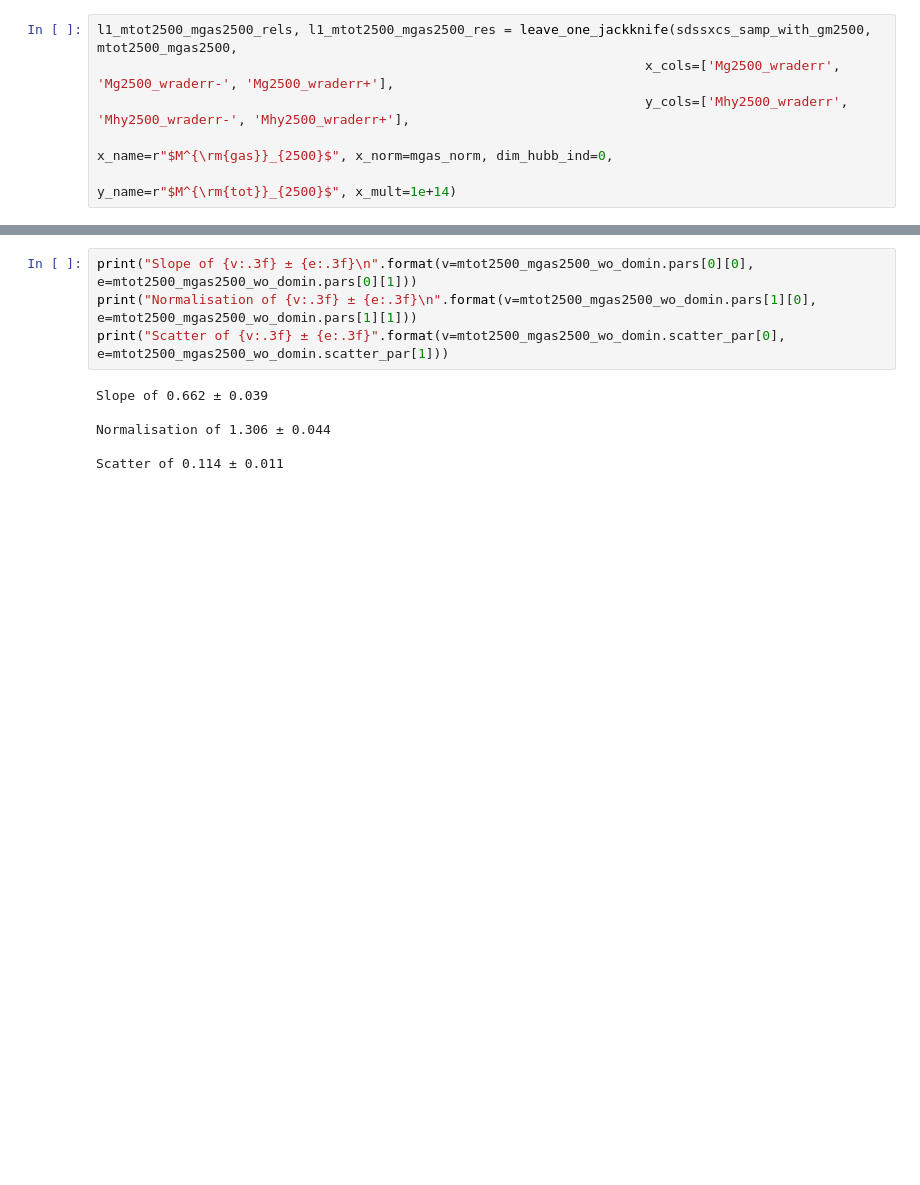
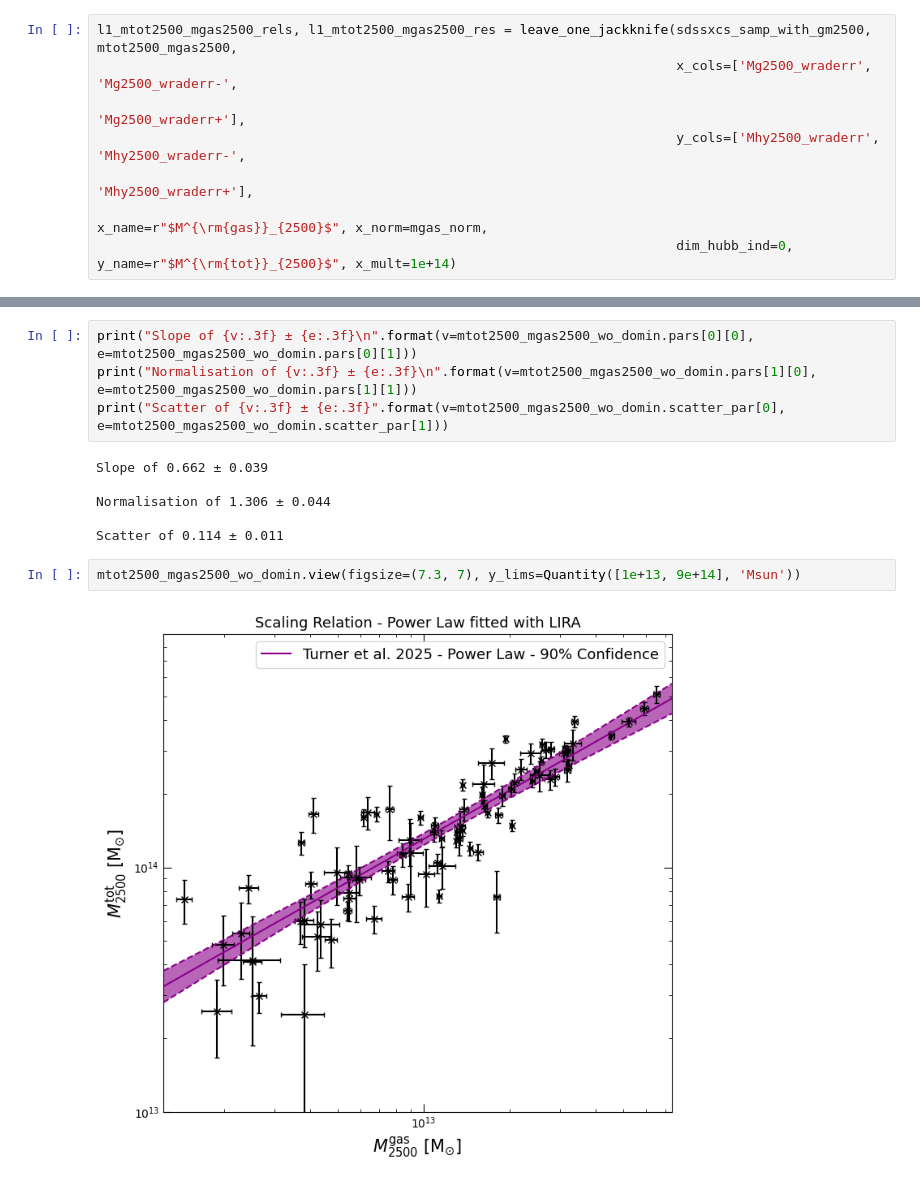
Before and after one commit to DavidT3/XCS-Mass-II-Analysis, a Jupyter notebook: notebooks/exploring_scatter/SDSSRM-XCS_mass-gasmass_jackknife.ipynb, the cells around one changed output, grey strips where cells are left out. Cells and saved outputs as stored; diff of their text form; blank space fills up the shorter version.

```diff
--- a/notebooks/exploring_scatter/SDSSRM-XCS_mass-gasmass_jackknife.ipynb
+++ b/notebooks/exploring_scatter/SDSSRM-XCS_mass-gasmass_jackknife.ipynb
@@ -242,10 +246,12 @@ Scatter of 0.175 ± 0.016
 ### Assessing the $M^{\rm{tot}}_{2500}$-$M^{\rm{gas}}_{2500}$ relation
 # %%
 l1_mtot2500_mgas2500_rels, l1_mtot2500_mgas2500_res = leave_one_jackknife(sdssxcs_samp_with_gm2500, mtot2500_mgas2500,
-                                                                      x_cols=['Mg2500_wraderr', 'Mg2500_wraderr-', 'Mg2500_wraderr+'],
-                                                                      y_cols=['Mhy2500_wraderr', 'Mhy2500_wraderr-', 'Mhy2500_wraderr+'],
-                                                                      x_name=r"$M^{\rm{gas}}_{2500}$", x_norm=mgas_norm, dim_hubb_ind=0,
-                                                                      y_name=r"$M^{\rm{tot}}_{2500}$", x_mult=1e+14)
+                                                                          x_cols=['Mg2500_wraderr', 'Mg2500_wraderr-',
+                                                                                  'Mg2500_wraderr+'],
+                                                                          y_cols=['Mhy2500_wraderr', 'Mhy2500_wraderr-',
+                                                                                  'Mhy2500_wraderr+'],
+                                                                          x_name=r"$M^{\rm{gas}}_{2500}$", x_norm=mgas_norm,
+                                                                          dim_hubb_ind=0, y_name=r"$M^{\rm{tot}}_{2500}$", x_mult=1e+14)
 # %% [output]
   |**************************************************| 100%
   |**************************************************| 100%
@@ -353,3 +358,7 @@ Slope of 0.662 ± 0.039
 Normalisation of 1.306 ± 0.044
 
 Scatter of 0.114 ± 0.011
+# %%
+mtot2500_mgas2500_wo_domin.view(figsize=(7.3, 7), y_lims=Quantity([1e+13, 9e+14], 'Msun'))
+# %% [output]
+[figure, added]
```
Also changed, not shown: parts of 3 cells of this notebook.
